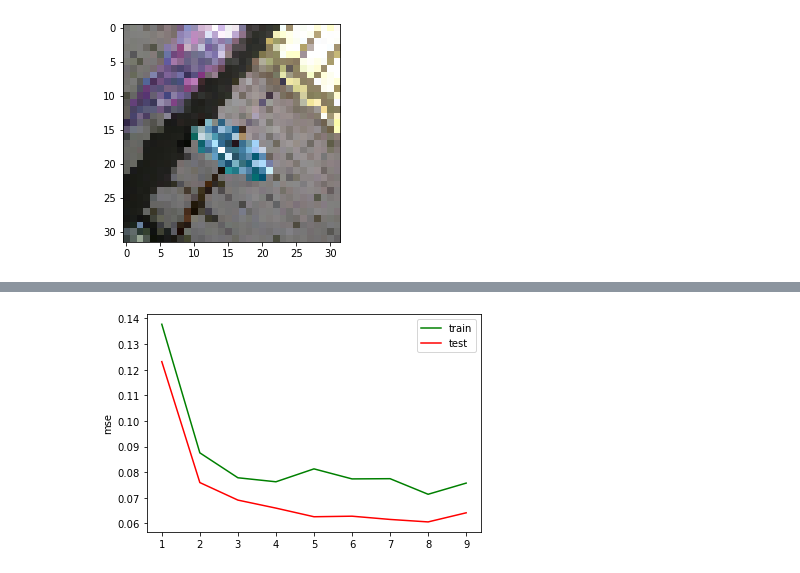
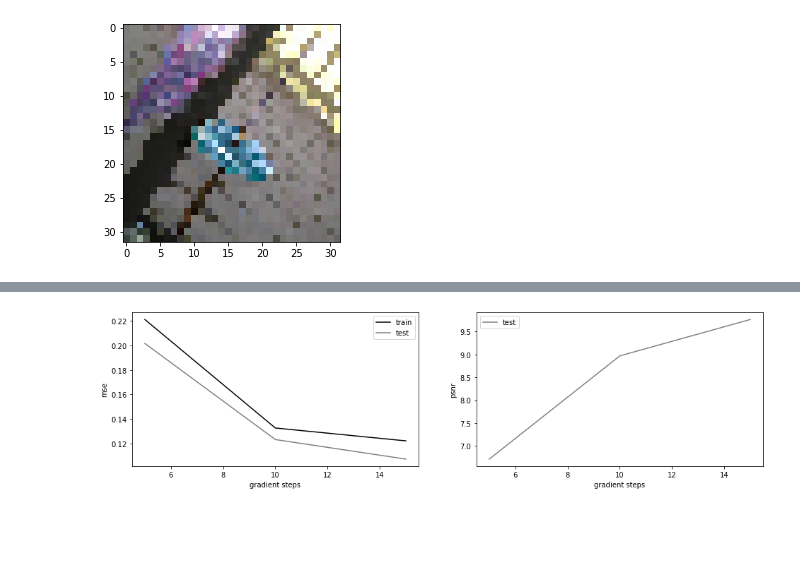
Before and after one commit to thurgarion2/noise2noise, a Jupyter notebook: 00_training.ipynb, the cells around one changed output, grey strips where cells are left out. Drawn from its saved outputs; the diff is of its cells as text; code cells hidden in the pictures; blank space fills up the shorter version.

Commit message:
add plot_losses show_results

```diff
--- a/00_training.ipynb
+++ b/00_training.ipynb
@@ -72,9 +78,10 @@ class Noise2NoiseDataset(Dataset):
 # %%
 #export
-def train(model, train_loader, test_loader, optim, criterion, gradient_steps=1000, samples_steps=100):
+def train(model, train_loader, test_loader, optim, criterion, metric, gradient_steps=1000, samples_steps=100):
     iterator = iter(train_loader)
     train_loss = []
     test_loss = []
+    test_metric = []
 
 
     for steps in tqdm(range(gradient_steps)):
@@ -92,22 +99,23 @@ def train(model, train_loader, test_loader, optim, criterion, gradient_steps=100
         optim.step()
 
         if steps%samples_steps==0 and steps>0:
-            train_loss.append(eval_model(model, train_loader, criterion))
-            test_loss.append(eval_model(model, test_loader, criterion))
+            train_loss.append((steps, eval_model(model, train_loader, criterion)))
+            test_loss.append((steps, eval_model(model, test_loader, criterion)))
+            test_metric.append((steps,eval_model(model, test_loader, metric)))
 
-    return train_loss, test_loss
+    return train_loss, test_loss, test_metric
 
 
 
 
-def eval_model(model, loader, criterion):
+def eval_model(model, loader, metric):
     losses = []
     iterator = iter(loader)
     with torch.no_grad():
         for loop in range(5):
             input, target = iterator.next()
             output = model(input)
-            losses.append(criterion(output, target).item())
+            losses.append(metric(output, target).item())
 
 
     return sum(losses)/len(losses)
@@ -117,6 +125,7 @@ from torch.optim import Adam
 unet = Unet()
 optim = Adam(unet.parameters(), lr=3e-3)
 criterion = nn.MSELoss()
+metric = psnr_metric()
 
 train_loader =  DataLoader(
     Noise2NoiseDataset('./dataset/train_data.pkl', transform=to_image, target_transform=to_image ),
@@ -134,4 +143,4 @@ test_loader =  DataLoader(
     pin_memory = torch.cuda.is_available()
 )
 
-train_loss, test_loss = train(unet, train_loader, test_loader, optim, criterion, gradient_steps=100, samples_steps=10)
+train_loss, test_loss, test_metric = train(unet, train_loader, test_loader, optim, criterion, metric, gradient_steps=20, samples_steps=5)
@@ -158,12 +168,23 @@ psnr(unet(noisy_img)[0] , img[0]).item()
 # %%
 #export
-def plot_losses(train_losses, test_losses):
-    r = [x+1 for x in range(len(train_losses))]
-    plt.plot(r, train_losses,color='green',label='train')
-    plt.plot(r, test_losses,color='red',label='test')
-    plt.ylabel('mse')
-    plt.legend()
+def plot_losses(train_losses, test_losses, test_metric):
+    _, (loss_axis, metric_axis) = plt.subplots(1,2, figsize=(16,4))
+    steps, train_losses = zip(*train_losses)
+    _, test_losses = zip(*test_losses)
+    _, test_metric = zip(*test_metric)
+
+    loss_axis.plot(steps, train_losses,color='black',label='train')
+    loss_axis.plot(steps, test_losses,color='grey',label='test')
+    loss_axis.set_ylabel('mse')
+    loss_axis.set_xlabel('gradient steps')
+    loss_axis.legend()
+
+
+    metric_axis.plot(steps, test_metric,color='grey', label='test')
+    metric_axis.set_xlabel('gradient steps')
+    metric_axis.legend()
+    metric_axis.set_ylabel('psnr')
 # %%
-plot_losses(train_loss, test_loss)
+plot_losses(train_loss, test_loss, test_metric)
 # %% [output]
-[figure, old version]
+[figure, new version]
```
Also changed, not shown: parts of 10 cells of this notebook, 12 other files.
